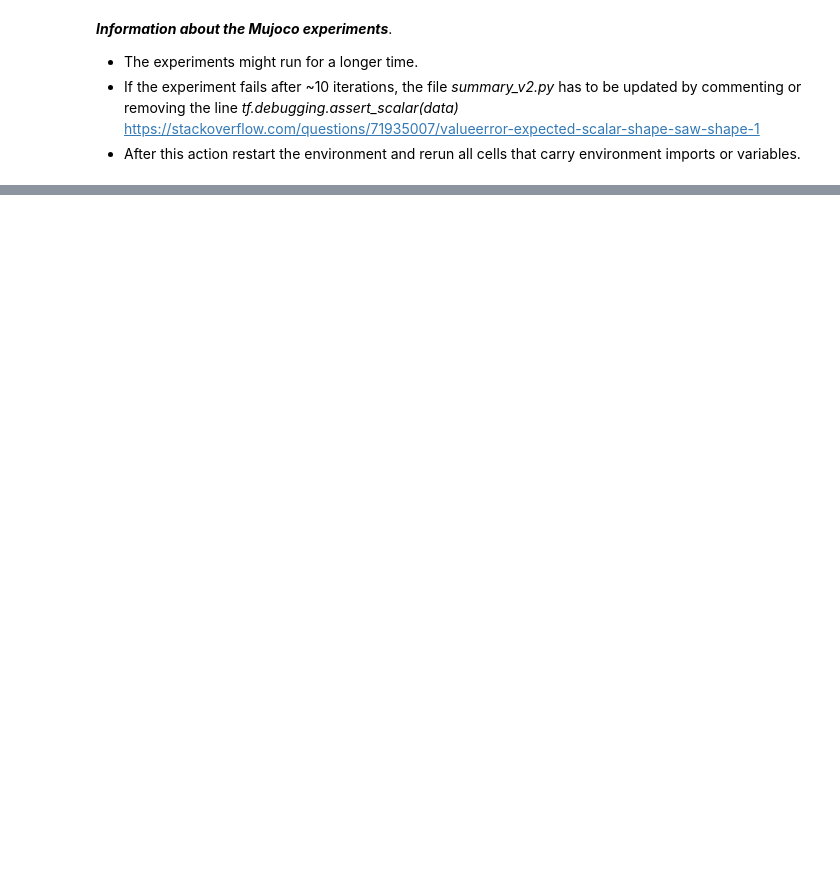
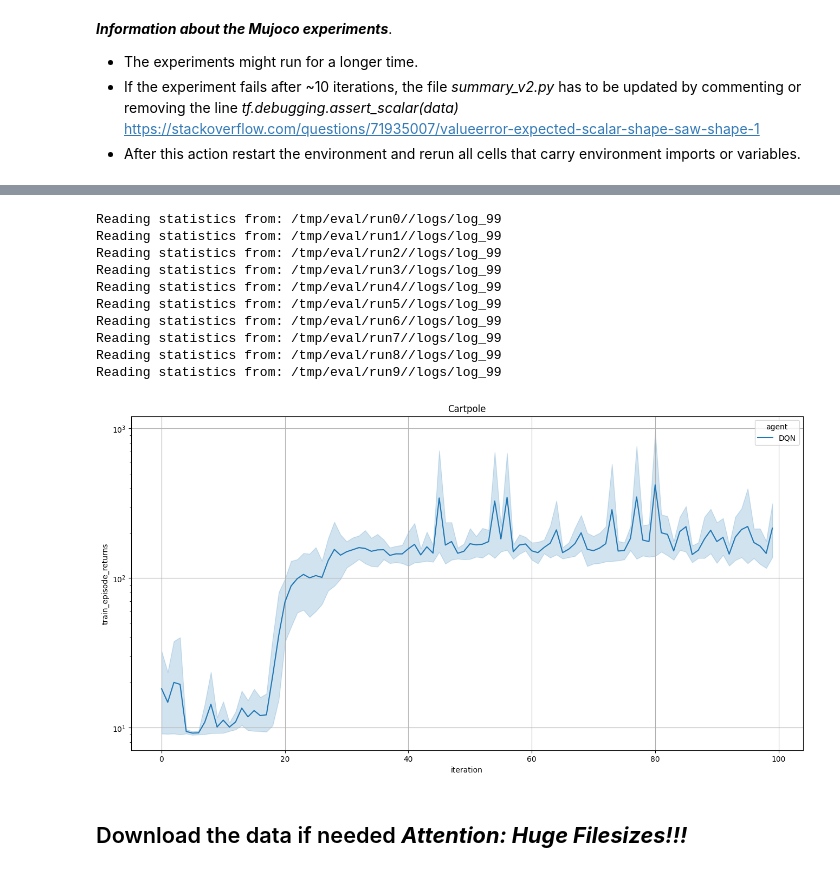
Before and after one commit to Mattia-Colbertaldo/PrimacyRL, a Jupyter notebook: dopamine_prl.ipynb, the cells around one changed output, grey strips where cells are left out. Saved outputs shown, nothing was run; the diff lists cells and outputs as text; code cells hidden in the pictures; blank space fills up the shorter version.

```diff
--- a/dopamine_prl.ipynb
+++ b/dopamine_prl.ipynb
@@ -627,0 +743,13 @@ plt.show()
+# %%
+from absl import logging
+logging.set_verbosity('info')
+
+log_files = list()
+
+for i in range(10):
+  LOG_PATH = MAIN_PATH + str(i)
+  log_files.append(LOG_PATH)
+  dqn_runner = run_experiment.create_runner(LOG_PATH, schedule='continuous_train')
+  print('Will train DQN agent number {}, please be patient, may be a while...'.format(i))
+  dqn_runner.run_experiment()
+  print('Done training agent number {}!'.format(i))
@@ -627,0 +826,52 @@ plt.show()
+# %%
+# Read the data
+import collections
+
+parameter_set = collections.OrderedDict([
+    ('agent', ['DQN']),
+    ('game', ['Cartpole'])
+])
+
+data = colab_utils.read_experiment(log_files[0], verbose=True,
+                                      parameter_set=parameter_set,
+                              summary_keys=['train_episode_returns'])
+
+data['agent'] = 'DQN'
+data['run'] = 1
+
+for i in range(1,len(log_files)):
+  tmp_data = colab_utils.read_experiment(log_files[i], verbose=True,
+                                      parameter_set=parameter_set,
+                              summary_keys=['train_episode_returns'])
+  tmp_data['agent'] = 'DQN'
+  tmp_data['run'] = i+1
+  data = data.merge(tmp_data, how='outer')
+
+# Plot the data
+import seaborn as sns
+import pandas as pd
+import matplotlib.pyplot as plt
+
+
+fig, ax = plt.subplots(figsize=(16,8))
+sns.lineplot(x='iteration', y='train_episode_returns', hue='agent',
+              data=data, ax=ax)
+plt.yscale('log')
+plt.grid()
+plt.title('Cartpole')
+plt.savefig("demo.png")
+plt.show()
+# %% [output]
+Reading statistics from: /tmp/eval/run0//logs/log_99
+Reading statistics from: /tmp/eval/run1//logs/log_99
+Reading statistics from: /tmp/eval/run2//logs/log_99
+Reading statistics from: /tmp/eval/run3//logs/log_99
+Reading statistics from: /tmp/eval/run4//logs/log_99
+Reading statistics from: /tmp/eval/run5//logs/log_99
+Reading statistics from: /tmp/eval/run6//logs/log_99
+Reading statistics from: /tmp/eval/run7//logs/log_99
+Reading statistics from: /tmp/eval/run8//logs/log_99
+Reading statistics from: /tmp/eval/run9//logs/log_99
+[figure, added]
+# %% [markdown]
+## Download the data if needed ***Attention: Huge Filesizes!!!***
```
Also changed, not shown: parts of 23 cells of this notebook.
